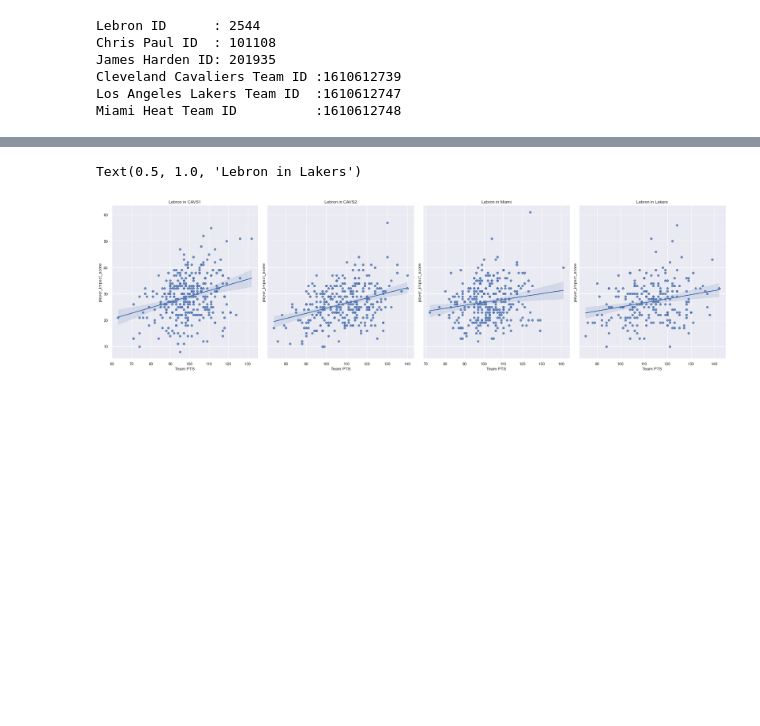
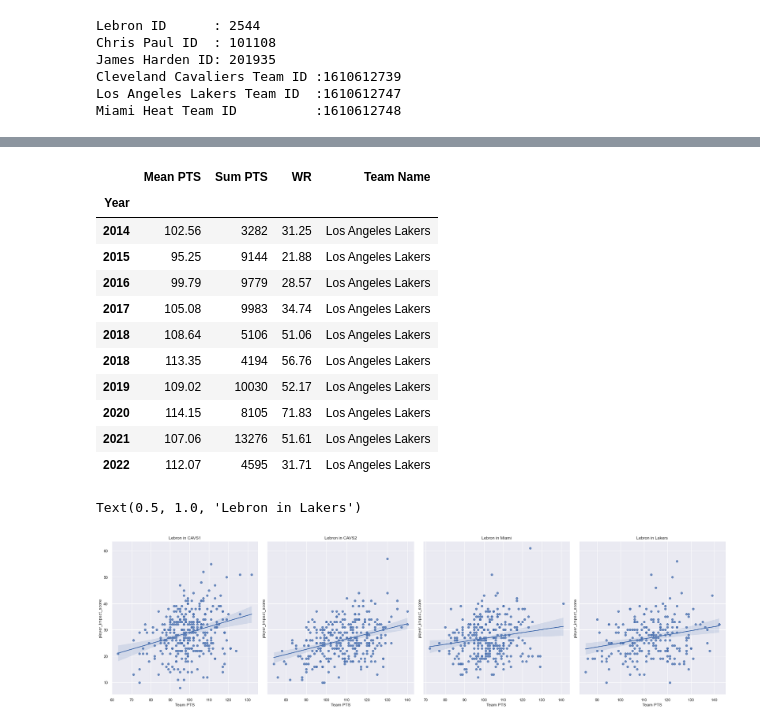
Before and after one commit to christilbey/Group-2-Assignment, a Jupyter notebook: Basketball_Statistics.ipynb, the cells around one changed output, grey strips where cells are left out. Saved outputs shown, nothing was run; the diff lists cells and outputs as text; code cells hidden in the pictures; blank space fills up the shorter version.

```diff
--- a/Basketball_Statistics.ipynb
+++ b/Basketball_Statistics.ipynb
@@ -189,3 +182,25 @@ nba_analysis(cavs_DF2)
+# %%
+#concatenating with and without lebron
+
+cavs_DF1 = pd.concat([nba_analysis(cavs_DF1),nba_analysis(cavs_DF1_withlebron)],axis='rows')
+cavs_DF2 = pd.concat([nba_analysis(cavs_DF2),nba_analysis(cavs_DF2_withlebron)],axis='rows')
+miami_DF1 = pd.concat([nba_analysis(miami_DF),nba_analysis(miami_DF_withlebron)],axis='rows')
+lakers_DF1 = pd.concat([nba_analysis(la_lakers_before_lebron),nba_analysis(la_lakers_DF_withlebron)],axis='rows')
+# %%
+lakers_DF1
+# %% [output]
+|  | Mean PTS | Sum PTS | WR | Team Name |
+| Year |  |  |  |  |
+| 2014 | 102.56 | 3282 | 31.25 | Los Angeles Lakers |
+| 2015 | 95.25 | 9144 | 21.88 | Los Angeles Lakers |
+| 2016 | 99.79 | 9779 | 28.57 | Los Angeles Lakers |
+| 2017 | 105.08 | 9983 | 34.74 | Los Angeles Lakers |
+| 2018 | 108.64 | 5106 | 51.06 | Los Angeles Lakers |
+| 2018 | 113.35 | 4194 | 56.76 | Los Angeles Lakers |
+| 2019 | 109.02 | 10030 | 52.17 | Los Angeles Lakers |
+| 2020 | 114.15 | 8105 | 71.83 | Los Angeles Lakers |
+| 2021 | 107.06 | 13276 | 51.61 | Los Angeles Lakers |
+| 2022 | 112.07 | 4595 | 31.71 | Los Angeles Lakers |
 # %%
 #function to extract player impact score (team_df = df extracted in previous section ; player_id = player's ID)
 
```
Also changed, not shown: parts of 4 cells of this notebook.
